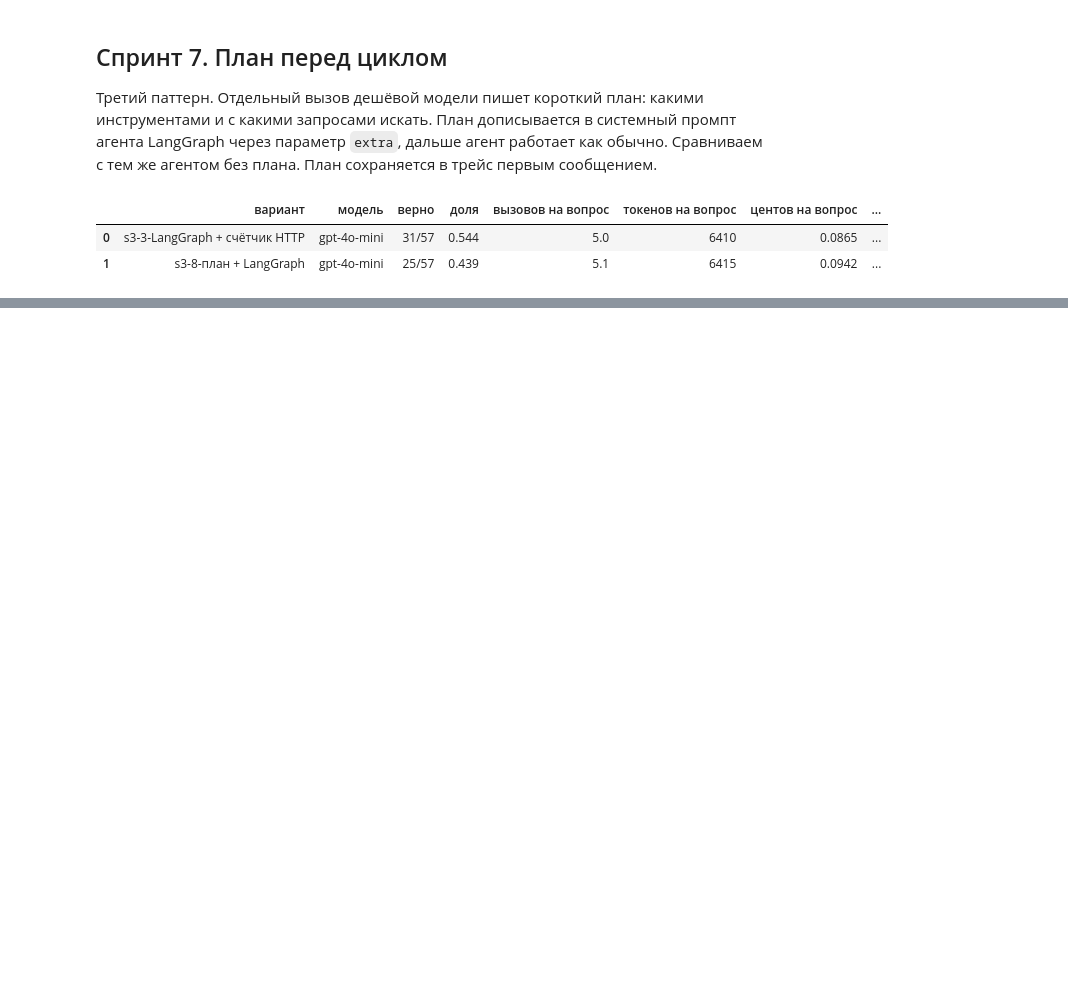
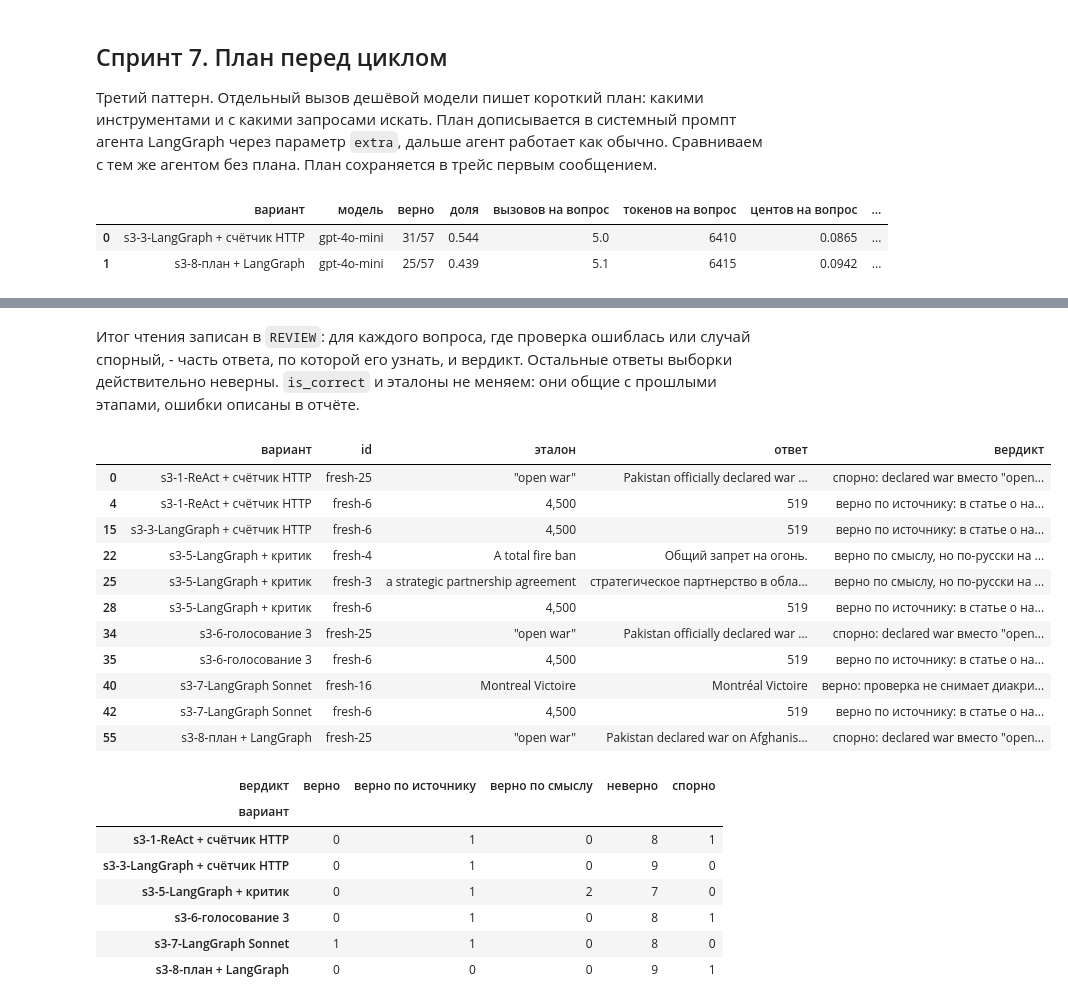
Before and after one commit to NorthMarshmallo/AI_Agent_events, a Jupyter notebook: notebooks/03_framework_patterns.ipynb, the cells around one changed output, grey strips where cells are left out. Cells and saved outputs as stored; diff of their text form; code cells hidden in the pictures; blank space fills up the shorter version.

```diff
--- a/notebooks/03_framework_patterns.ipynb
+++ b/notebooks/03_framework_patterns.ipynb
@@ -836,0 +917,37 @@ report([key(v) for v in ["s3-3-LangGraph + счётчик HTTP", "s3-8-план
+# %% [markdown]
+Итог чтения записан в `REVIEW`: для каждого вопроса, где проверка ошиблась или случай спорный, - часть ответа, по которой его узнать, и вердикт. Остальные ответы выборки действительно неверны. `is_correct` и эталоны не меняем: они общие с прошлыми этапами, ошибки описаны в отчёте.
+# %%
+REVIEW = {"fresh-6": ("519", "верно по источнику: в статье о наводнении 519 пропавших в Тибете, эталон 4,500 из обзорной статьи"),
+          "fresh-16": ("montréal", "верно: проверка не снимает диакритику"),
+          "fresh-4": ("запрет на огонь", "верно по смыслу, но по-русски на английский вопрос"),
+          "fresh-3": ("стратегическое партнерство", "верно по смыслу, но по-русски на английский вопрос"),
+          "fresh-25": ("declared war", "спорно: declared war вместо \"open war\"")}
+
+def review(row):
+    part, verdict = REVIEW.get(row["id"], ("", ""))
+    return verdict if part and part in row["ответ"].lower() else "неверно"
+
+CHECK["вердикт"] = CHECK.apply(review, axis=1)
+display(CHECK[CHECK["вердикт"] != "неверно"])
+pd.crosstab(CHECK["вариант"], CHECK["вердикт"].str.split(":").str[0].str.split(",").str[0])
+# %% [output]
+|  | вариант | id | эталон | ответ | вердикт |
+| 0 | s3-1-ReAct + счётчик HTTP | fresh-25 | "open war" | Pakistan officially declared war ... | спорно: declared war вместо "open... |
+| 4 | s3-1-ReAct + счётчик HTTP | fresh-6 | 4,500 | 519 | верно по источнику: в статье о на... |
+| 15 | s3-3-LangGraph + счётчик HTTP | fresh-6 | 4,500 | 519 | верно по источнику: в статье о на... |
+| 22 | s3-5-LangGraph + критик | fresh-4 | A total fire ban | Общий запрет на огонь. | верно по смыслу, но по-русски на ... |
+| 25 | s3-5-LangGraph + критик | fresh-3 | a strategic partnership agreement | стратегическое партнерство в обла... | верно по смыслу, но по-русски на ... |
+| 28 | s3-5-LangGraph + критик | fresh-6 | 4,500 | 519 | верно по источнику: в статье о на... |
+| 34 | s3-6-голосование 3 | fresh-25 | "open war" | Pakistan officially declared war ... | спорно: declared war вместо "open... |
+| 35 | s3-6-голосование 3 | fresh-6 | 4,500 | 519 | верно по источнику: в статье о на... |
+| 40 | s3-7-LangGraph Sonnet | fresh-16 | Montreal Victoire | Montréal Victoire | верно: проверка не снимает диакри... |
+| 42 | s3-7-LangGraph Sonnet | fresh-6 | 4,500 | 519 | верно по источнику: в статье о на... |
+| 55 | s3-8-план + LangGraph | fresh-25 | "open war" | Pakistan declared war on Afghanis... | спорно: declared war вместо "open... |
+| вердикт | верно | верно по источнику | верно по смыслу | неверно | спорно |
+| вариант |  |  |  |  |  |
+| s3-1-ReAct + счётчик HTTP | 0 | 1 | 0 | 8 | 1 |
+| s3-3-LangGraph + счётчик HTTP | 0 | 1 | 0 | 9 | 0 |
+| s3-5-LangGraph + критик | 0 | 1 | 2 | 7 | 0 |
+| s3-6-голосование 3 | 0 | 1 | 0 | 8 | 1 |
+| s3-7-LangGraph Sonnet | 1 | 1 | 0 | 8 | 0 |
+| s3-8-план + LangGraph | 0 | 0 | 0 | 9 | 1 |
```
Also changed, not shown: parts of 6 cells of this notebook, 1 other file.
